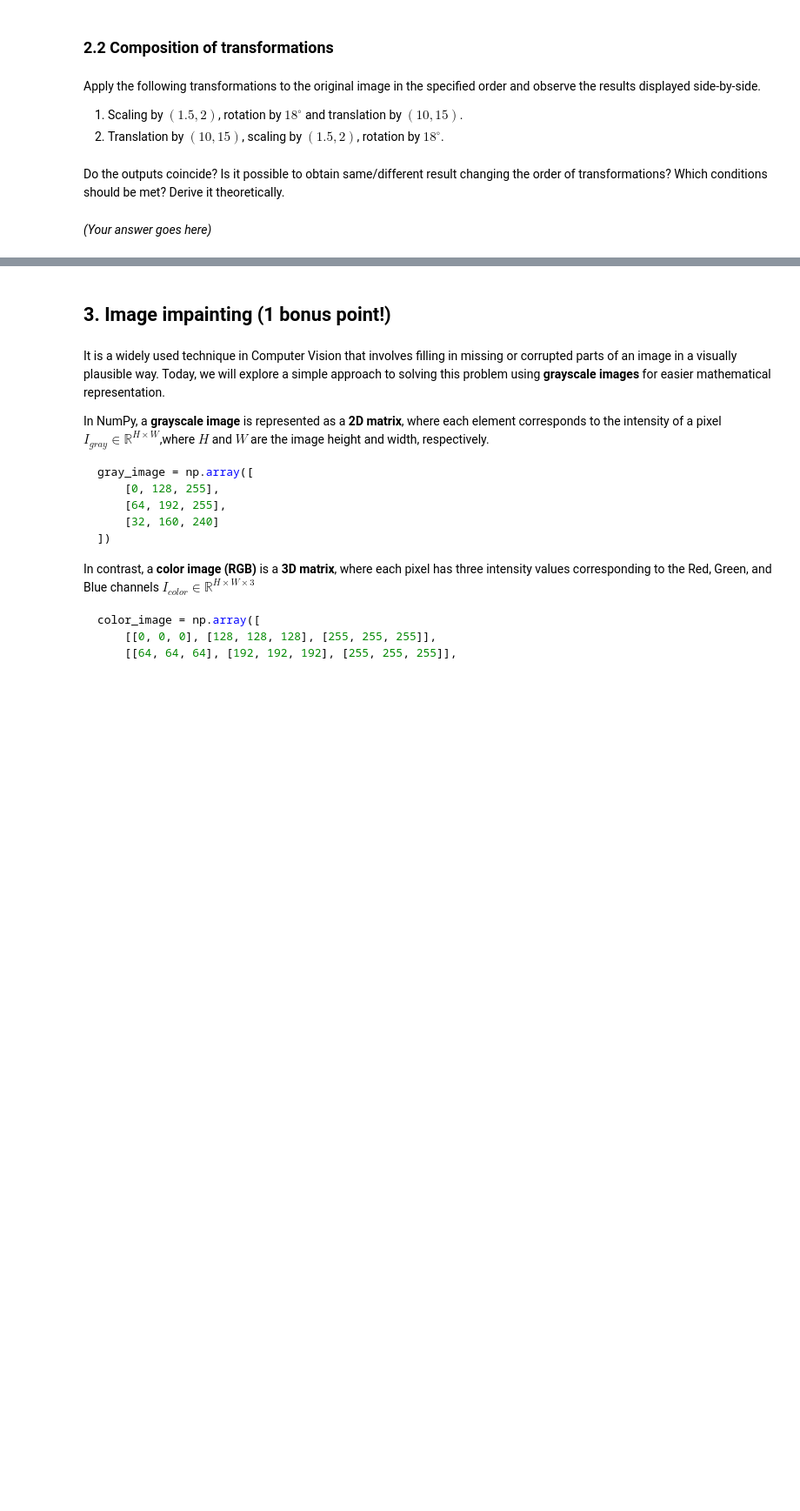
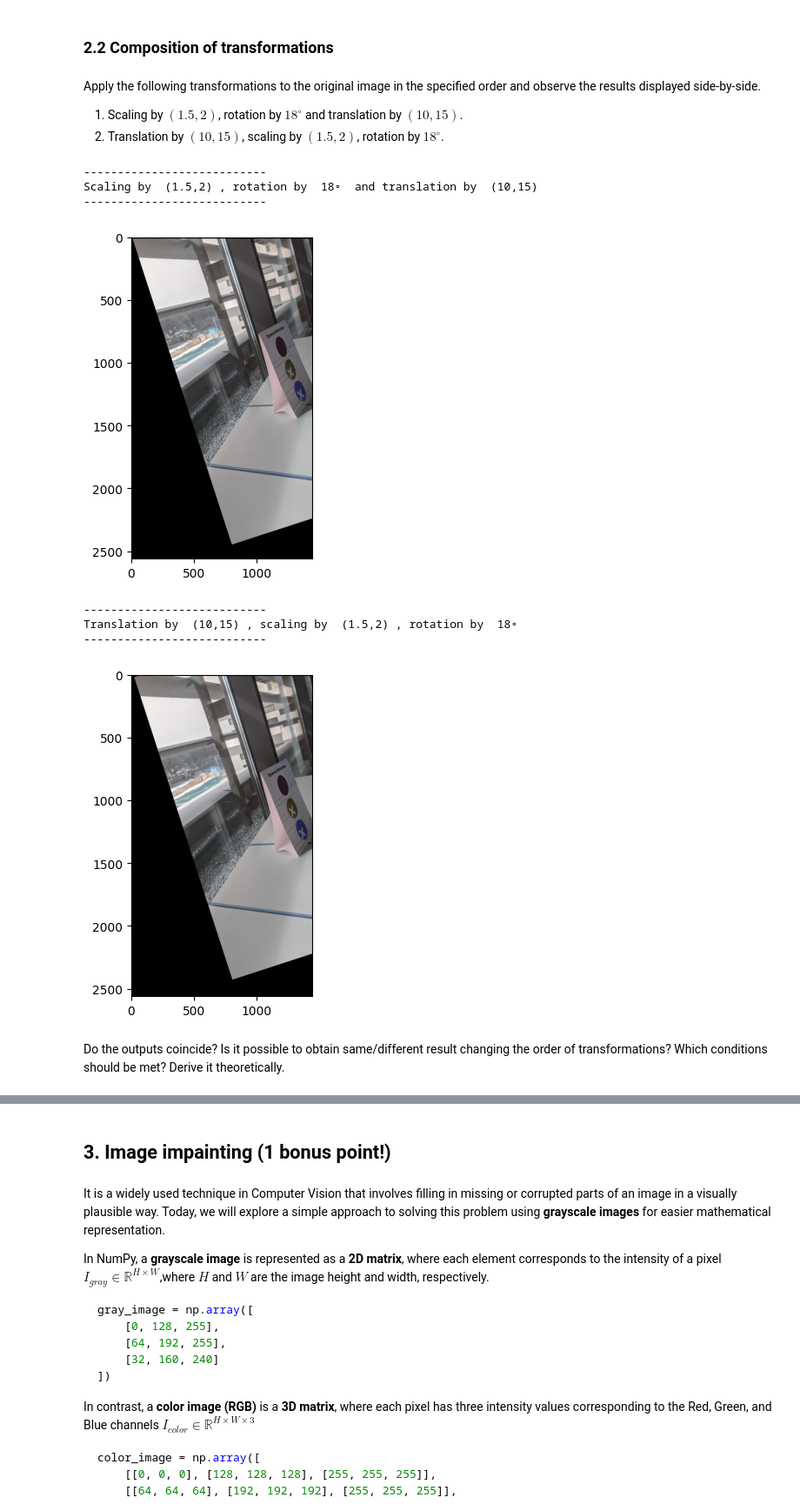
Before and after one commit to DanyaBykov/LA_Lab1, a Jupyter notebook: LA_Lab_1_template_2025.ipynb, the cells around one changed output, grey strips where cells are left out. Shown at 87% size. Saved outputs shown, nothing was run; the diff lists cells and outputs as text; code cells hidden in the pictures; blank space fills up the shorter version.

```diff
--- a/LA_Lab_1_template_2025.ipynb
+++ b/LA_Lab_1_template_2025.ipynb
@@ -554,4 +593,44 @@ print("---------------------------")
+# %%
+print("---------------------------")
+print("Scaling by  (1.5,2) , rotation by  18∘  and translation by  (10,15)")
+print("---------------------------")
+
+##### YOUR CODE STARTS #####
+# first scale the image
+M1 = np.array([[1.5, 0, 0], [0, 2, 0]], dtype=np.float32)
+scaled_img = cv.warpAffine(image2, M1, (int(image2.shape[1] * 1.5), int(image2.shape[0] * 2)))
+# rotate the image
+M2 = get_rotation_matrix(-18)
+rotated_img = cv.warpAffine(scaled_img, M2, (scaled_img.shape[1], scaled_img.shape[0]))
+# translate the image
+M3 = np.array([[1, 0, 10], [0, 1, 15]], dtype=np.float32)
+translated_img = cv.warpAffine(rotated_img, M3, (rotated_img.shape[1], rotated_img.shape[0]))
+plt.imshow(translated_img)
+plt.show()
+##### YOUR CODE ENDS #####
+
+print("---------------------------")
+print("Translation by  (10,15) , scaling by  (1.5,2) , rotation by  18∘")
+print("---------------------------")
+
+##### YOUR CODE STARTS #####
+M1 = np.array([[1, 0, 10], [0, 1, 15]], dtype=np.float32)
+translated_img = cv.warpAffine(image2, M1, (image2.shape[1], image2.shape[0]))
+M2 = np.array([[1.5, 0, 0], [0, 2, 0]], dtype=np.float32)
+scaled_img = cv.warpAffine(translated_img, M2, (int(translated_img.shape[1] * 1.5), int(translated_img.shape[0] * 2)))
+M3 = get_rotation_matrix(-18)
+rotated_img = cv.warpAffine(scaled_img, M3, (scaled_img.shape[1], scaled_img.shape[0]))
+plt.imshow(rotated_img)
+plt.show()
+##### YOUR CODE ENDS #####
+# %% [output]
+---------------------------
+Scaling by  (1.5,2) , rotation by  18∘  and translation by  (10,15)
+---------------------------
+[figure, added]
+---------------------------
+Translation by  (10,15) , scaling by  (1.5,2) , rotation by  18∘
+---------------------------
+[figure, added]
 # %% [markdown]
 Do the outputs coincide? Is it possible to obtain same/different result changing the order of transformations? Which conditions should be met? Derive it theoretically.
-# %% [markdown]
-*(Your answer goes here)*
```
Also changed, not shown: parts of 10 cells of this notebook.
